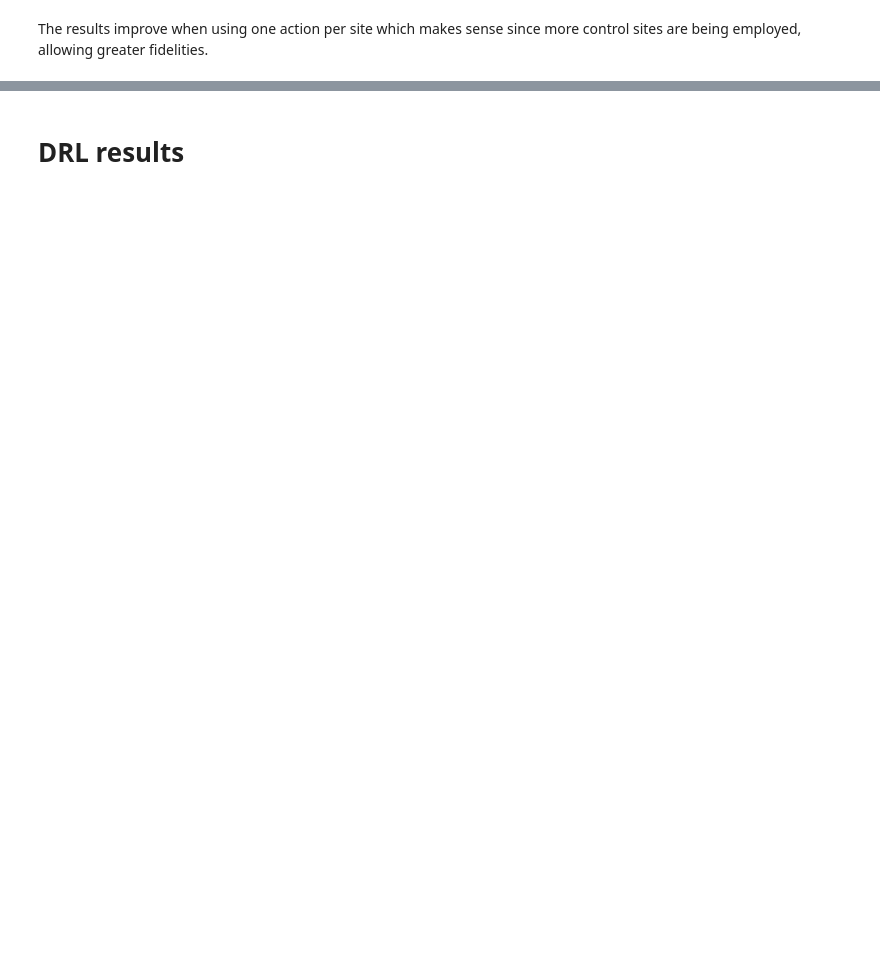
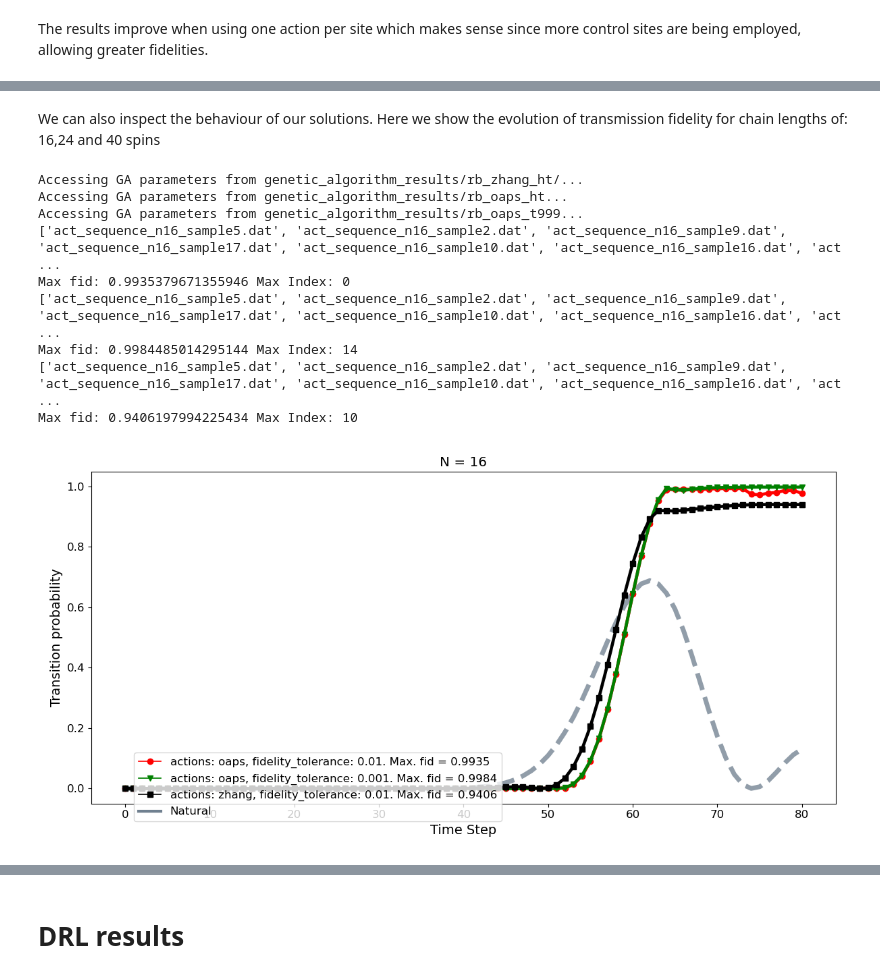
Before and after one commit to sofips/dynamic_control_for_QST, a Jupyter notebook: results_summary.ipynb, the cells around one changed output, grey strips where cells are left out. Drawn from its saved outputs; the diff is of its cells as text; code cells hidden in the pictures; blank space fills up the shorter version.

```diff
--- a/results_summary.ipynb
+++ b/results_summary.ipynb
@@ -193,0 +253,19 @@ plot_metric([rb_zhang_ht,rb_oaps_ht, rb_zhang, rb_oaps],column='max_fidelity')
+# %% [markdown]
+We can also inspect the behaviour of our solutions. Here we show the evolution of transmission fidelity for chain lengths of: 16,24 and 40 spins
+# %%
+plt.figure(figsize=(12,6))
+plt.title('N = 16')
+plot_max_fid_solutions([rb_zhang_ht,rb_oaps_ht, rb_oaps_htt],16,add_natural=True,fs=14,nsamples=1)
+plt.tight_layout()
+plt.show()
+# %% [output]
+Accessing GA parameters from genetic_algorithm_results/rb_zhang_ht/...
+Accessing GA parameters from genetic_algorithm_results/rb_oaps_ht...
+Accessing GA parameters from genetic_algorithm_results/rb_oaps_t999...
+['act_sequence_n16_sample5.dat', 'act_sequence_n16_sample2.dat', 'act_sequence_n16_sample9.dat', 'act_sequence_n16_sample17.dat', 'act_sequence_n16_sample10.dat', 'act_sequence_n16_sample16.dat', 'act ...
+Max fid: 0.9935379671355946 Max Index: 0
+['act_sequence_n16_sample5.dat', 'act_sequence_n16_sample2.dat', 'act_sequence_n16_sample9.dat', 'act_sequence_n16_sample17.dat', 'act_sequence_n16_sample10.dat', 'act_sequence_n16_sample16.dat', 'act ...
+Max fid: 0.9984485014295144 Max Index: 14
+['act_sequence_n16_sample5.dat', 'act_sequence_n16_sample2.dat', 'act_sequence_n16_sample9.dat', 'act_sequence_n16_sample17.dat', 'act_sequence_n16_sample10.dat', 'act_sequence_n16_sample16.dat', 'act ...
+Max fid: 0.9406197994225434 Max Index: 10
+[figure, added]
```
Also changed, not shown: parts of 16 cells of this notebook.
